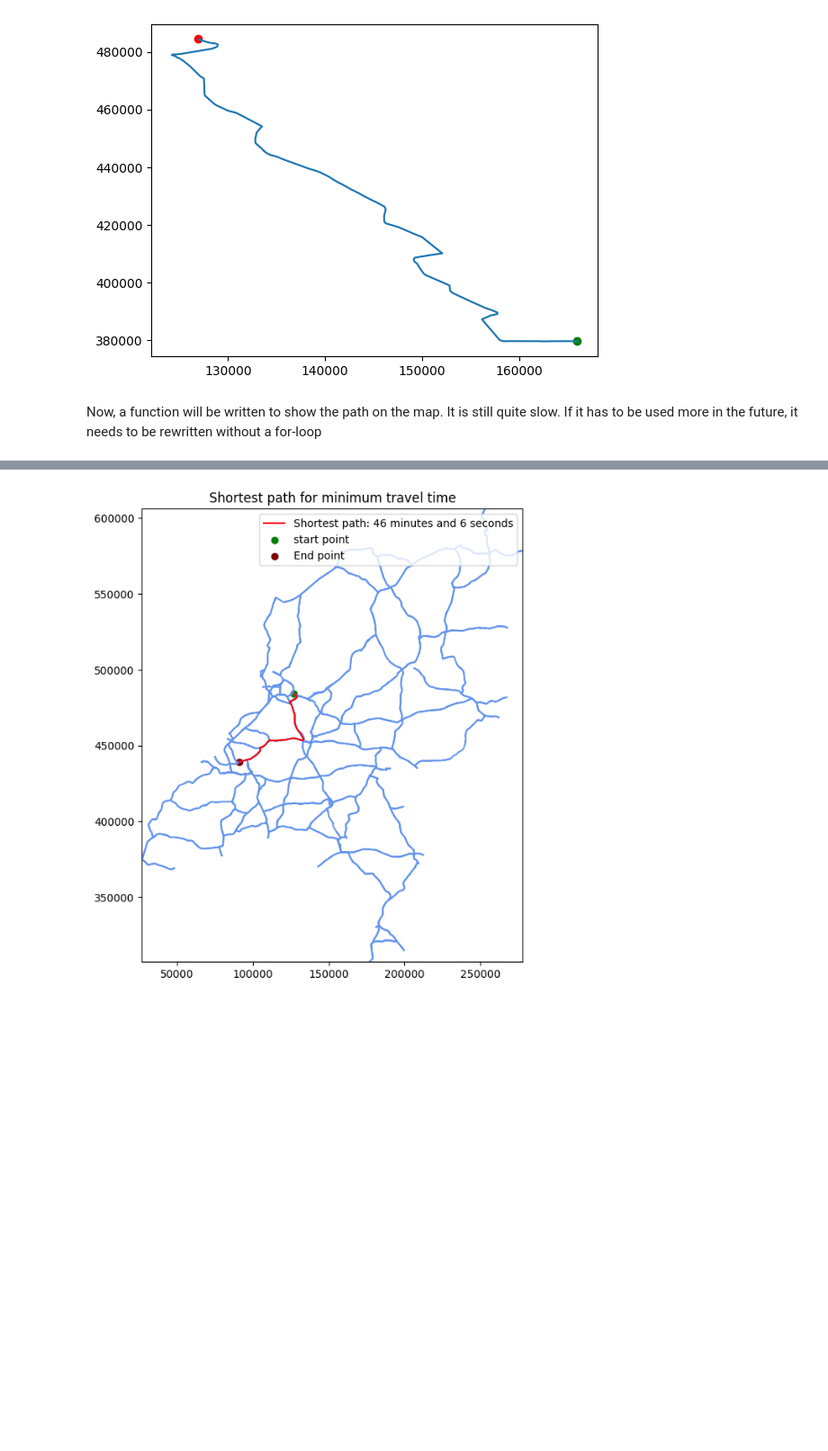
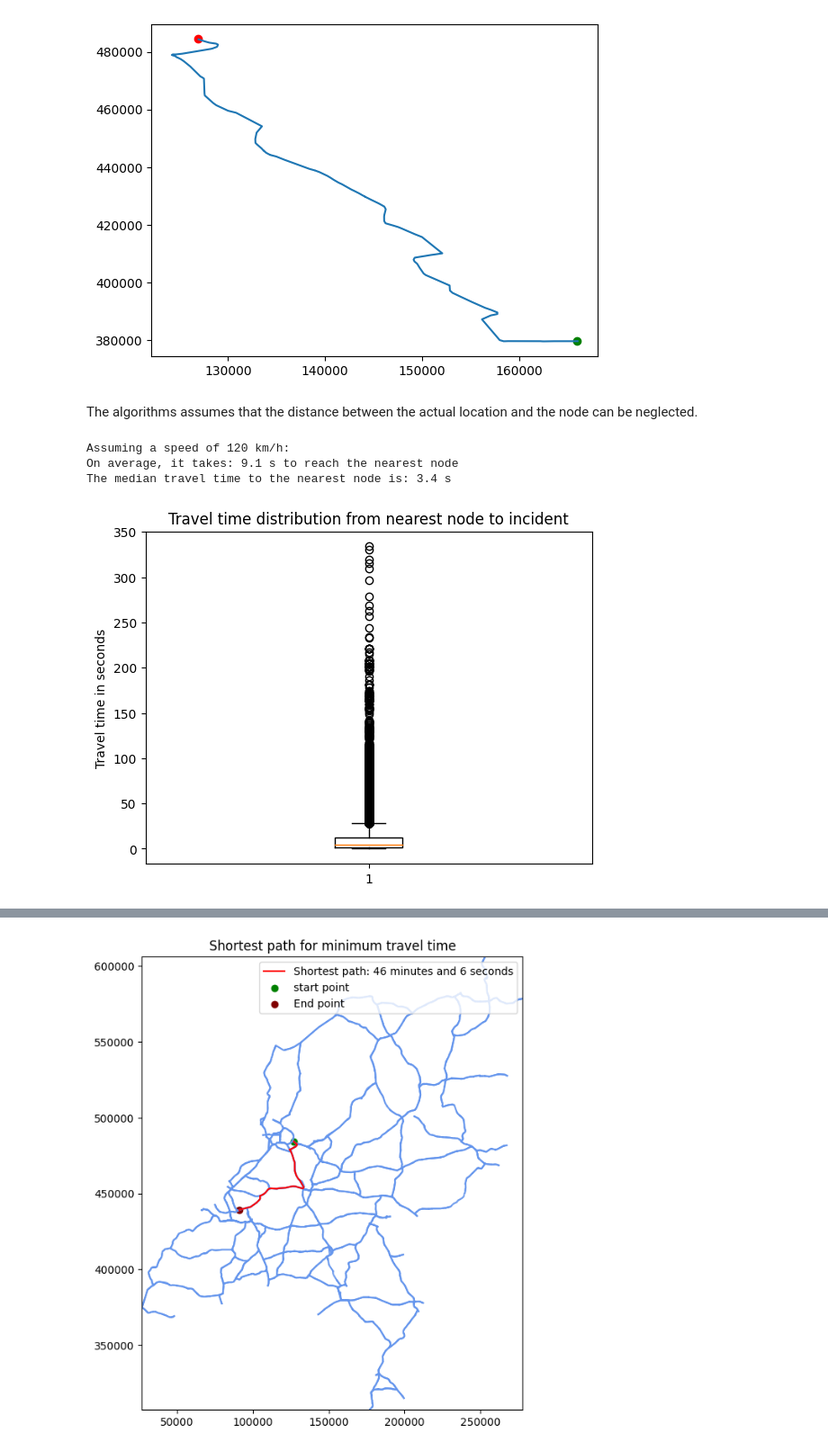
Before and after one commit to janinetimmerman8/RWS-group3, a Jupyter notebook: travel_time_func.ipynb, the cells around one changed output, grey strips where cells are left out. Shown at 90% size. Saved outputs shown, nothing was run; the diff lists cells and outputs as text; code cells hidden in the pictures; blank space fills up the shorter version.

```diff
--- a/travel_time_func.ipynb
+++ b/travel_time_func.ipynb
@@ -131,5 +131,5 @@ plt.scatter(WGS84toDutchRD(p2[0], p2[1])[0], WGS84toDutchRD(p2[0], p2[1])[1], co
 # %% [output]
 <matplotlib.collections.PathCollection at 0x...>
 [figure]
-# %% [markdown]
-Now, a function will be written to show the path on the map. It is still quite slow. If it has to be used more in the future, it needs to be rewritten without a for-loop
+# %% [markdown]
+The algorithms assumes that the distance between the actual location and the node can be neglected.
@@ -135,0 +146,13 @@ Now, a function will be written to show the path on the map. It is still quite s
+# %%
+plt.title('Travel time distribution from nearest node to incident')
+plt.boxplot(distances / (100 / 3.6))
+plt.ylabel('Travel time in seconds')
+
+print('Assuming a speed of 120 km/h:')
+print(f'On average, it takes: {np.mean(distances) / (120 / 3.6):.1f} s to reach the nearest node')
+print(f'The median travel time to the nearest node is: {np.median(distances) / (120 / 3.6):.1f} s')
+# %% [output]
+Assuming a speed of 120 km/h:
+On average, it takes: 9.1 s to reach the nearest node
+The median travel time to the nearest node is: 3.4 s
+[figure, added]
```
Also changed, not shown: parts of 7 cells of this notebook, 3 other files.
